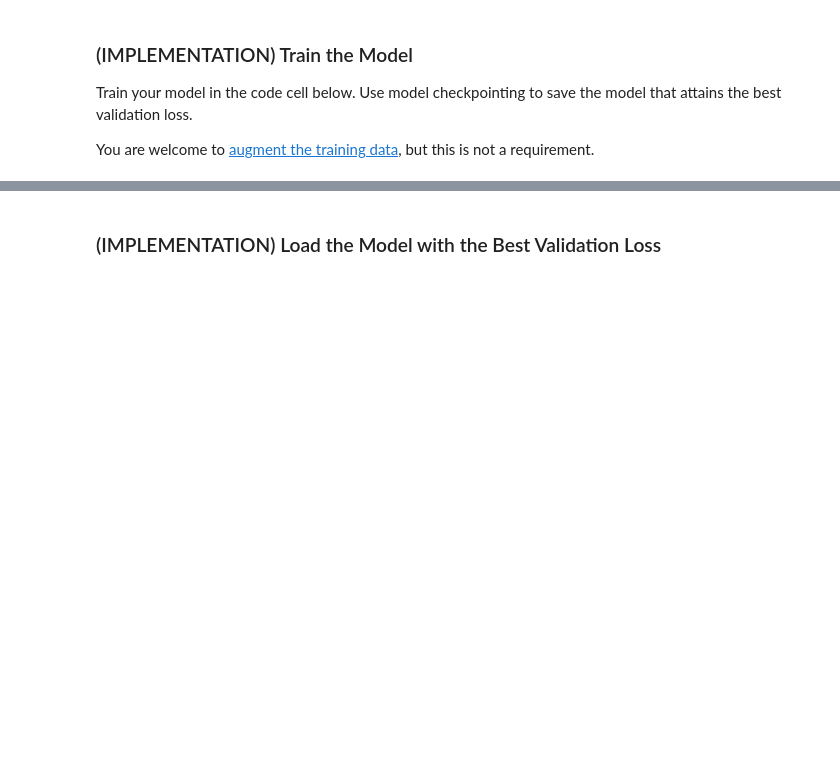
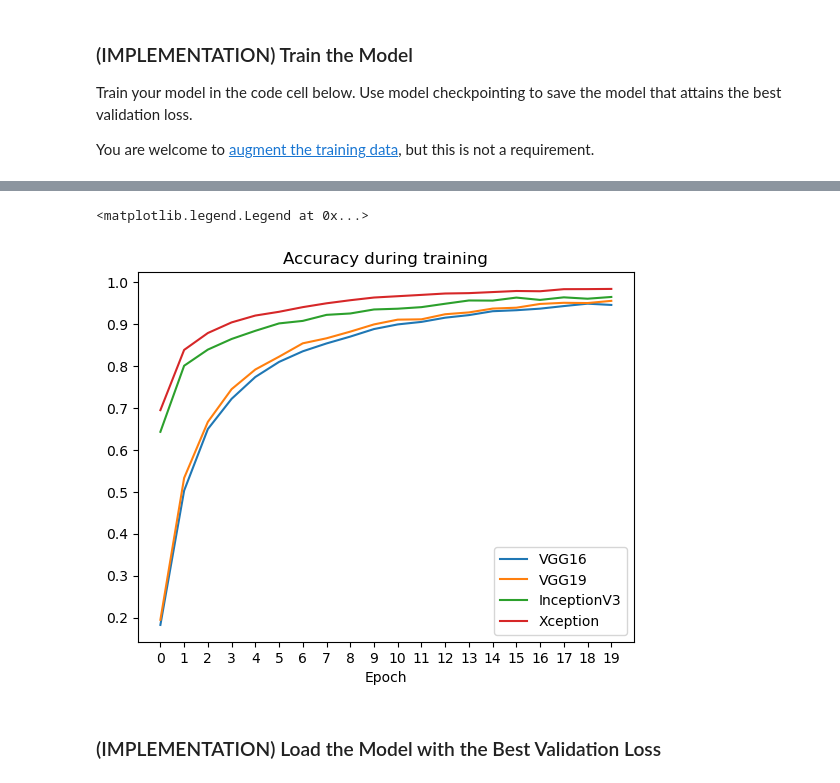
Before and after one commit to jimtoledo/Udacity-Dog-Project, a Jupyter notebook: dog_app.ipynb, the cells around one changed output, grey strips where cells are left out. Saved outputs shown, nothing was run; the diff lists cells and outputs as text; code cells hidden in the pictures; blank space fills up the shorter version.

```diff
--- a/dog_app.ipynb
+++ b/dog_app.ipynb
@@ -740,3 +783,14 @@ Epoch 20: val_loss did not improve from 0.58471
+# %%
+plt.title('Accuracy during training')
+plt.xlabel('Epoch')
+plt.xticks(range(len(transfer_learning[network]['history'].history['accuracy'])))
+for network in transfer_learning:
+    accuracy = transfer_learning[network]['history'].history['accuracy']
+    plt.plot(accuracy, label=network)
+plt.legend()
+# %% [output]
+<matplotlib.legend.Legend at 0x...>
+[figure, added]
 # %% [markdown]
 ### (IMPLEMENTATION) Load the Model with the Best Validation Loss
 # %%
```
Also changed, not shown: parts of 25 cells of this notebook.
